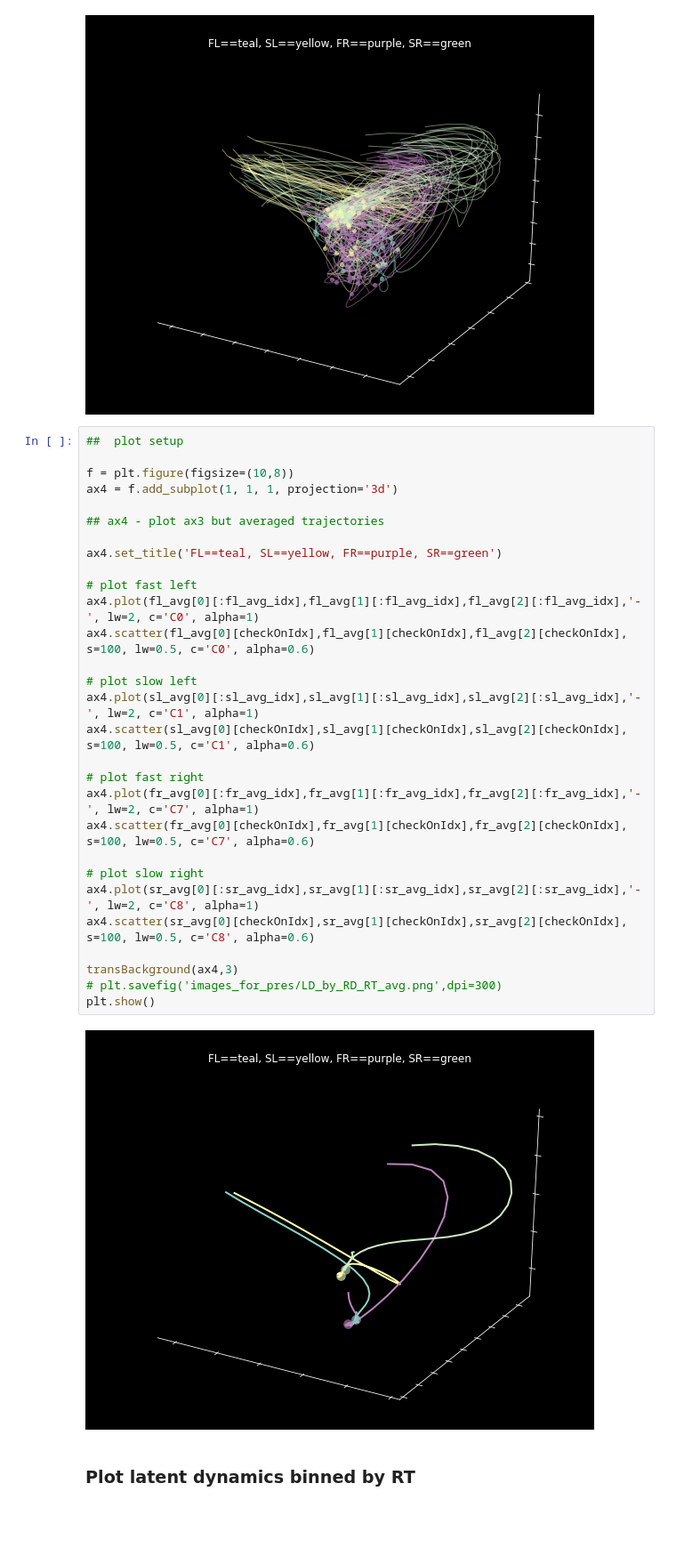
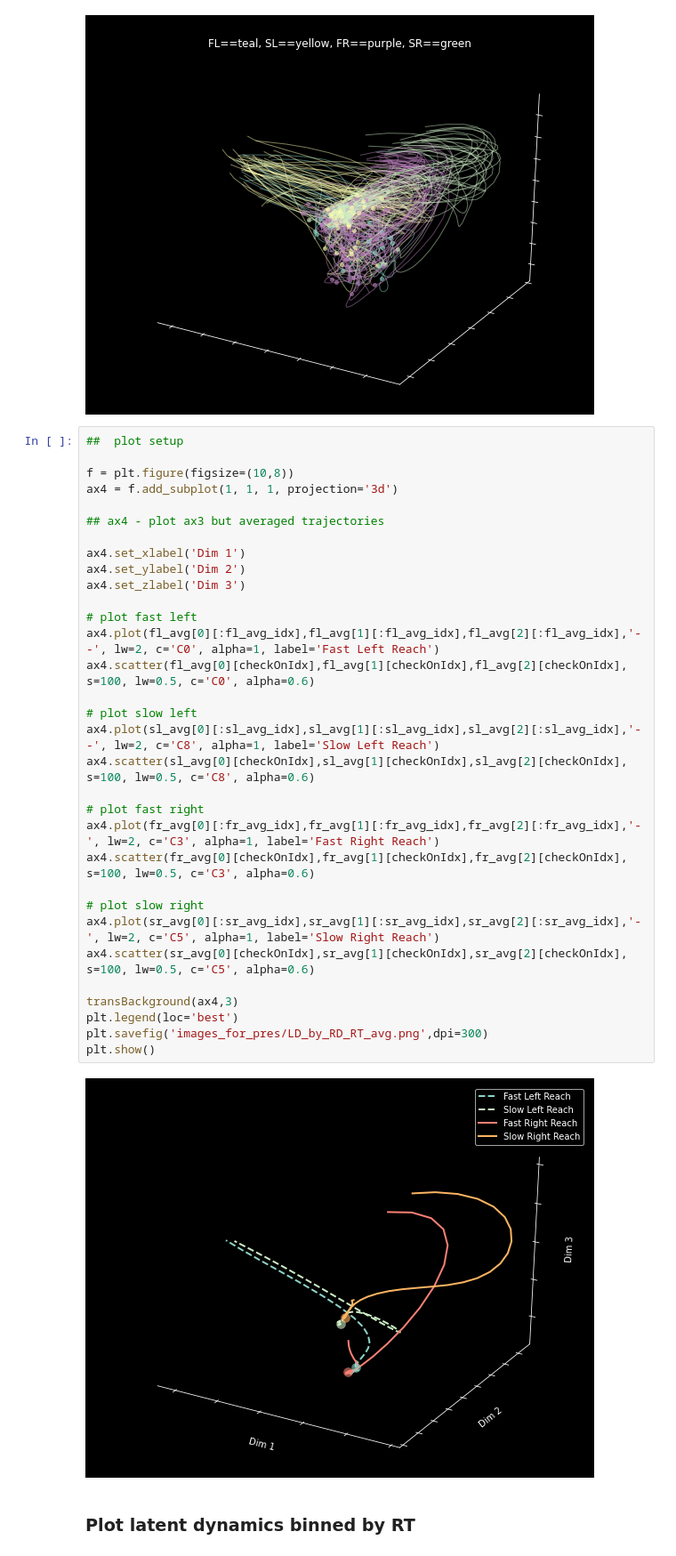
Before and after one commit to MunibH/chand-lab-rotation, a Jupyter notebook: my_gpfa.ipynb, the cells around one changed output. Shown at 89% size. Cells and saved outputs as stored; diff of their text form; blank space fills up the shorter version.

```diff
--- a/my_gpfa.ipynb
+++ b/my_gpfa.ipynb
@@ -407,34 +407,37 @@ plt.show()
 # %%
 ##  plot setup
 
 f = plt.figure(figsize=(10,8))
 ax4 = f.add_subplot(1, 1, 1, projection='3d')
 
 ## ax4 - plot ax3 but averaged trajectories
 
-ax4.set_title('FL==teal, SL==yellow, FR==purple, SR==green')
+ax4.set_xlabel('Dim 1')
+ax4.set_ylabel('Dim 2')
+ax4.set_zlabel('Dim 3')
 
 # plot fast left
-ax4.plot(fl_avg[0][:fl_avg_idx],fl_avg[1][:fl_avg_idx],fl_avg[2][:fl_avg_idx],'-', lw=2, c='C0', alpha=1)
+ax4.plot(fl_avg[0][:fl_avg_idx],fl_avg[1][:fl_avg_idx],fl_avg[2][:fl_avg_idx],'--', lw=2, c='C0', alpha=1, label='Fast Left Reach')
 ax4.scatter(fl_avg[0][checkOnIdx],fl_avg[1][checkOnIdx],fl_avg[2][checkOnIdx], s=100, lw=0.5, c='C0', alpha=0.6)
 
 # plot slow left
-ax4.plot(sl_avg[0][:sl_avg_idx],sl_avg[1][:sl_avg_idx],sl_avg[2][:sl_avg_idx],'-', lw=2, c='C1', alpha=1)
-ax4.scatter(sl_avg[0][checkOnIdx],sl_avg[1][checkOnIdx],sl_avg[2][checkOnIdx], s=100, lw=0.5, c='C1', alpha=0.6)
+ax4.plot(sl_avg[0][:sl_avg_idx],sl_avg[1][:sl_avg_idx],sl_avg[2][:sl_avg_idx],'--', lw=2, c='C8', alpha=1, label='Slow Left Reach')
+ax4.scatter(sl_avg[0][checkOnIdx],sl_avg[1][checkOnIdx],sl_avg[2][checkOnIdx], s=100, lw=0.5, c='C8', alpha=0.6)
 
 # plot fast right
-ax4.plot(fr_avg[0][:fr_avg_idx],fr_avg[1][:fr_avg_idx],fr_avg[2][:fr_avg_idx],'-', lw=2, c='C7', alpha=1)
-ax4.scatter(fr_avg[0][checkOnIdx],fr_avg[1][checkOnIdx],fr_avg[2][checkOnIdx], s=100, lw=0.5, c='C7', alpha=0.6)
+ax4.plot(fr_avg[0][:fr_avg_idx],fr_avg[1][:fr_avg_idx],fr_avg[2][:fr_avg_idx],'-', lw=2, c='C3', alpha=1, label='Fast Right Reach')
+ax4.scatter(fr_avg[0][checkOnIdx],fr_avg[1][checkOnIdx],fr_avg[2][checkOnIdx], s=100, lw=0.5, c='C3', alpha=0.6)
 
 # plot slow right
-ax4.plot(sr_avg[0][:sr_avg_idx],sr_avg[1][:sr_avg_idx],sr_avg[2][:sr_avg_idx],'-', lw=2, c='C8', alpha=1)
-ax4.scatter(sr_avg[0][checkOnIdx],sr_avg[1][checkOnIdx],sr_avg[2][checkOnIdx], s=100, lw=0.5, c='C8', alpha=0.6)
+ax4.plot(sr_avg[0][:sr_avg_idx],sr_avg[1][:sr_avg_idx],sr_avg[2][:sr_avg_idx],'-', lw=2, c='C5', alpha=1, label='Slow Right Reach')
+ax4.scatter(sr_avg[0][checkOnIdx],sr_avg[1][checkOnIdx],sr_avg[2][checkOnIdx], s=100, lw=0.5, c='C5', alpha=0.6)
 
 transBackground(ax4,3)
-# plt.savefig('images_for_pres/LD_by_RD_RT_avg.png',dpi=300)
+plt.legend(loc='best')
+plt.savefig('images_for_pres/LD_by_RD_RT_avg.png',dpi=300)
 plt.show()
 # %% [output]
-[figure, old version]
+[figure, new version]
 # %% [markdown]
 ### Plot latent dynamics binned by RT
 # %%
```
Also changed, not shown: parts of 3 cells of this notebook, 28 other files.
